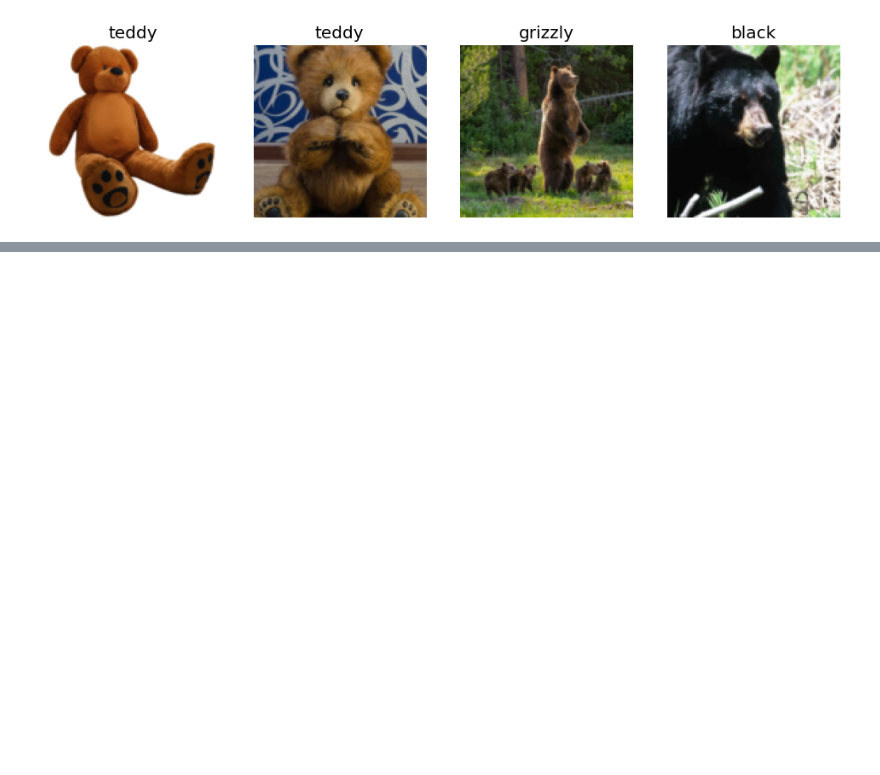
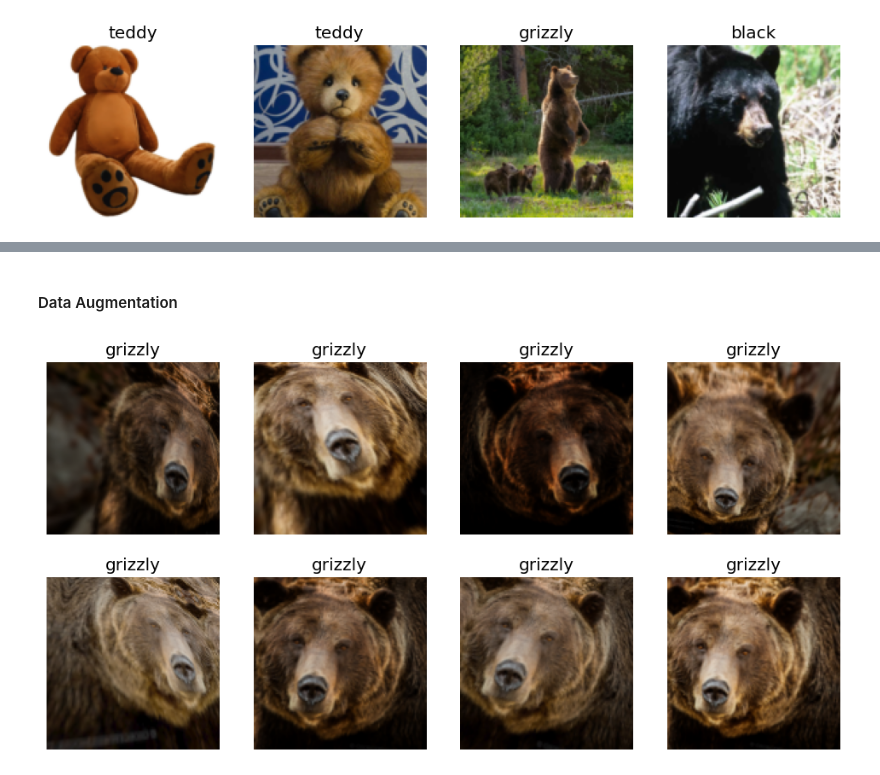
Before and after one commit to blankss/fastai_writeups, a Jupyter notebook: chapter2/test.ipynb, the cells around one changed output, grey strips where cells are left out. Saved outputs shown, nothing was run; the diff lists cells and outputs as text; code cells hidden in the pictures; blank space fills up the shorter version.

```diff
--- a/chapter2/test.ipynb
+++ b/chapter2/test.ipynb
@@ -152,0 +170,8 @@ Type:      method
+# %% [markdown]
+#### Data Augmentation
+# %%
+bears = bears.new(item_tfms=Resize(128), batch_tfms=aug_transforms(mult=2)) #mult basically determines how much change you want to apply, higher number == degree of transformation
+dls = bears.dataloaders(path)
+dls.train.show_batch(max_n=8, nrows=2, unique=True)
+# %% [output]
+[figure, added]
```
Also changed, not shown: parts of 14 cells of this notebook.
